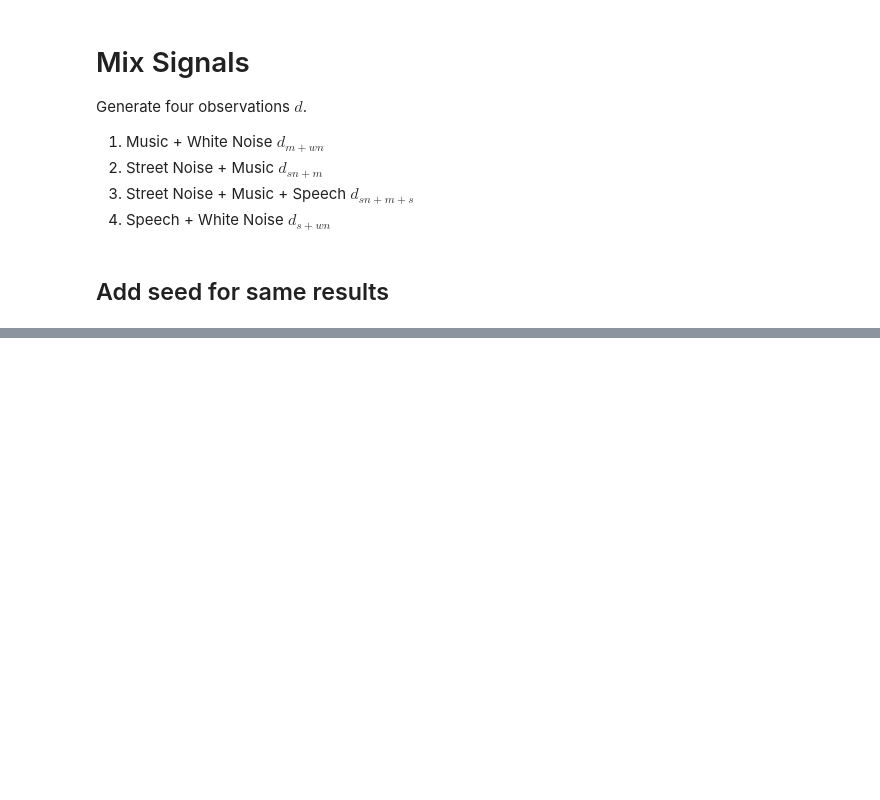
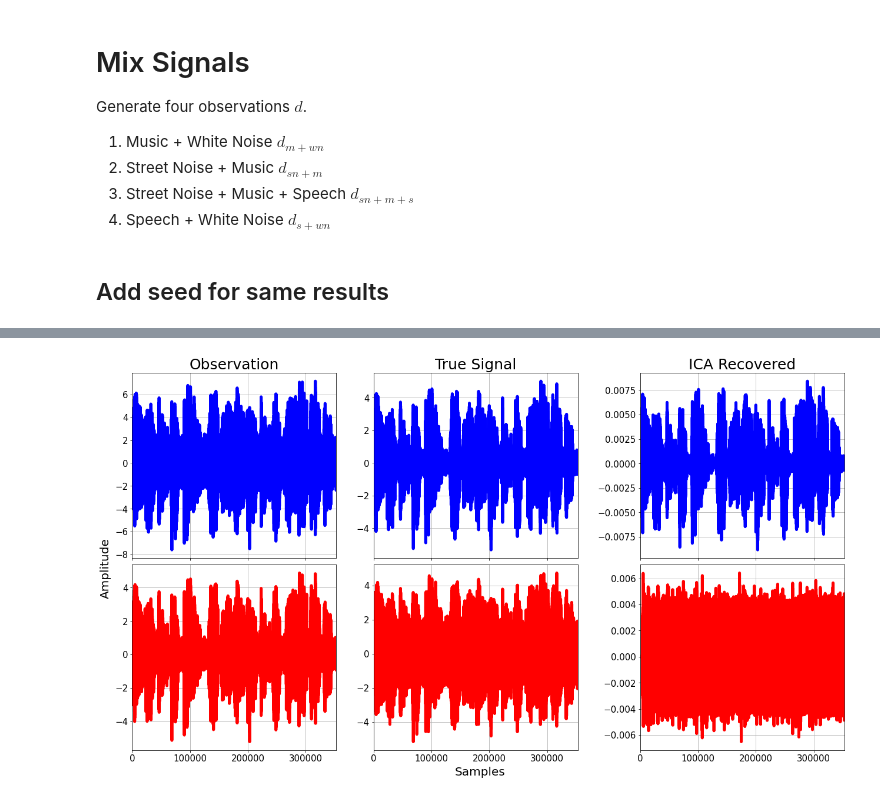
Before and after one commit to fprotopapa/active-noise-cancelling, a Jupyter notebook: speech.ipynb, the cells around one changed output, grey strips where cells are left out. Cells and saved outputs as stored; diff of their text form; code cells hidden in the pictures; blank space fills up the shorter version.

```diff
--- a/speech.ipynb
+++ b/speech.ipynb
@@ -189,5 +203,5 @@ Ica_recovered = ica.fit_transform(Observation)
 # %%
-ica_lst = [Observation, Input, Ica_recovered]
+ica_lst = [observation, true_signal, ica_recovered]
 ica_name = ['Observation', 'True Signal', 'ICA Recovered']
 fig, axs = plt.subplots(3, 3, figsize=[18, 10], sharex=True, constrained_layout = True)
 fig.supylabel('Amplitude', fontsize=20)
@@ -215,0 +227,44 @@ sf.write(os.path.join(outp_folder, 'ica_3.wav'), Ica_recovered[:,2], sample_rate
+# %%
+def ica(true_signal):
+    true_signal /= true_signal.std(axis=0)
+    mixing = np.array([[0.5, 1],
+                        [0.8, 0.2]])
+
+    observation = np.dot(true_signal, mixing.T)
+    ica = FastICA()
+    ica_recovered = ica.fit_transform(observation)
+
+    ica_lst = [observation, true_signal, ica_recovered]
+    ica_name = ['Observation', 'True Signal', 'ICA Recovered']
+    fig, axs = plt.subplots(2, 3, figsize=[18, 10], sharex=True, constrained_layout = True)
+    fig.supylabel('Amplitude', fontsize=20)
+    fig.supxlabel('Samples', fontsize=20)
+
+    for ii, (data, name) in enumerate(zip(ica_lst, ica_name)):
+        axs[0][ii].plot(data[:, 0], lw=5, color='blue')
+        axs[0][ii].set_title(name, fontsize=25)
+        axs[1][ii].plot(data[:, 1], lw=5, color='red')
+
+    for row in axs:
+        for ax in row:
+            ax.set_xlim(0, max_length)
+            ax.tick_params(labelsize=15)
+            ax.grid()
+# %%
+# 1                 Music +             White Noise
+d_m_wn_1 = 0.7 * audio_files[2] + 0.3 * audio_files[3]
+d_m_wn_2 = 0.3 * audio_files[2] + 0.7 * audio_files[3]
+true_signal_1 = np.c_[d_m_wn_1, d_m_wn_2]
+# 2           Street +      Music
+d_sn_m_1 = 0.7 * audio_files[1] + 0.3 * audio_files[2]
+d_sn_m_2 = 0.3 * audio_files[1] + 0.7 * audio_files[2]
+true_signal_2 = np.c_[d_sn_m_1, d_sn_m_2]
+# 4 :         Speech +      White Noise
+d_s_wn_1 = 0.7 * audio_files[0] + 0.3 * audio_files[3]
+d_s_wn_2 = 0.3 * audio_files[0] + 0.7 * audio_files[3]
+true_signal_4 = np.c_[d_s_wn_1, d_s_wn_2]
+# %%
+ica(true_signal_1)
+# ToDo save fils
+# %% [output]
+[figure, added]
```
Also changed, not shown: parts of 12 cells of this notebook.
